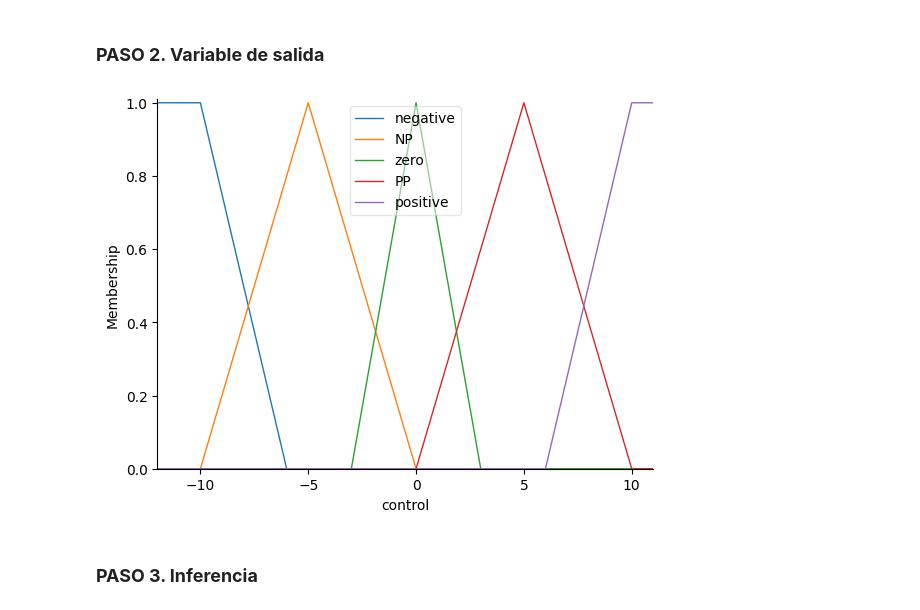
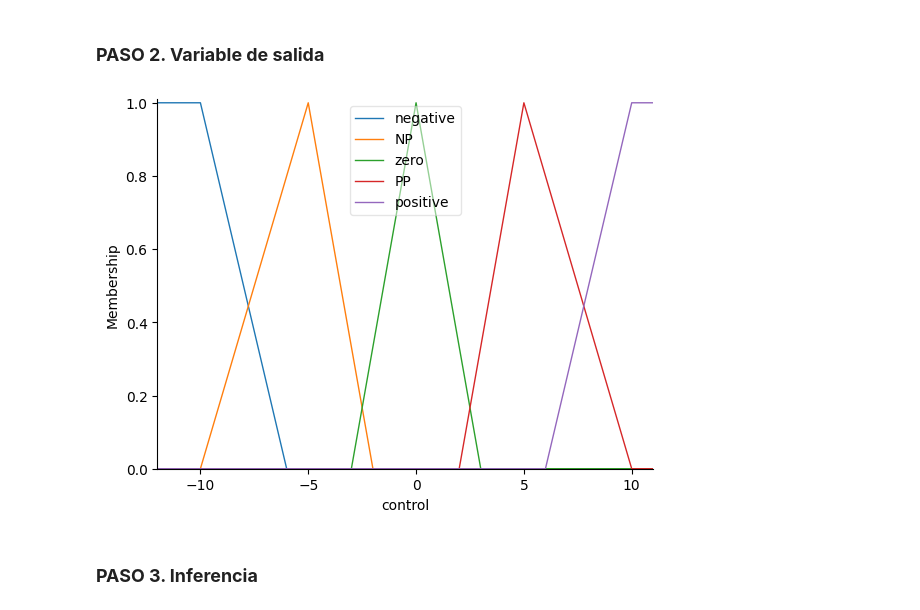
Before and after one commit to MariaFernanda33/IA_USTA, a Jupyter notebook: Taller1_5mfFuzzy_5mf.ipynb, the cells around one changed output. Saved outputs shown, nothing was run; the diff lists cells and outputs as text; code cells hidden in the pictures.

```diff
--- a/Taller1_5mfFuzzy_5mf.ipynb
+++ b/Taller1_5mfFuzzy_5mf.ipynb
@@ -41,13 +41,13 @@ error.view()
 # %%
 control = ctrl.Consequent(np.arange(-12,12,1), 'control')
 control['negative'] = fuzz.trapmf(control.universe,[-12,-12,-10,-6])
-control['NP'] = fuzz.trimf(control.universe,[-10,-5,0])
+control['NP'] = fuzz.trimf(control.universe,[-10,-5,-2])
 control['zero'] = fuzz.trimf(control.universe,[-3,0,3])
-control['PP'] = fuzz.trimf(control.universe,[0,5,10])
+control['PP'] = fuzz.trimf(control.universe,[2,5,10])
 control['positive'] = fuzz.trapmf(control.universe,[6,10,12,12])
 control.view()
 # %% [output]
-[figure, old version]
+[figure, new version]
 # %% [markdown]
 ### **PASO 3. Inferencia**
 # %%
```
Also changed, not shown: parts of 2 cells of this notebook.
